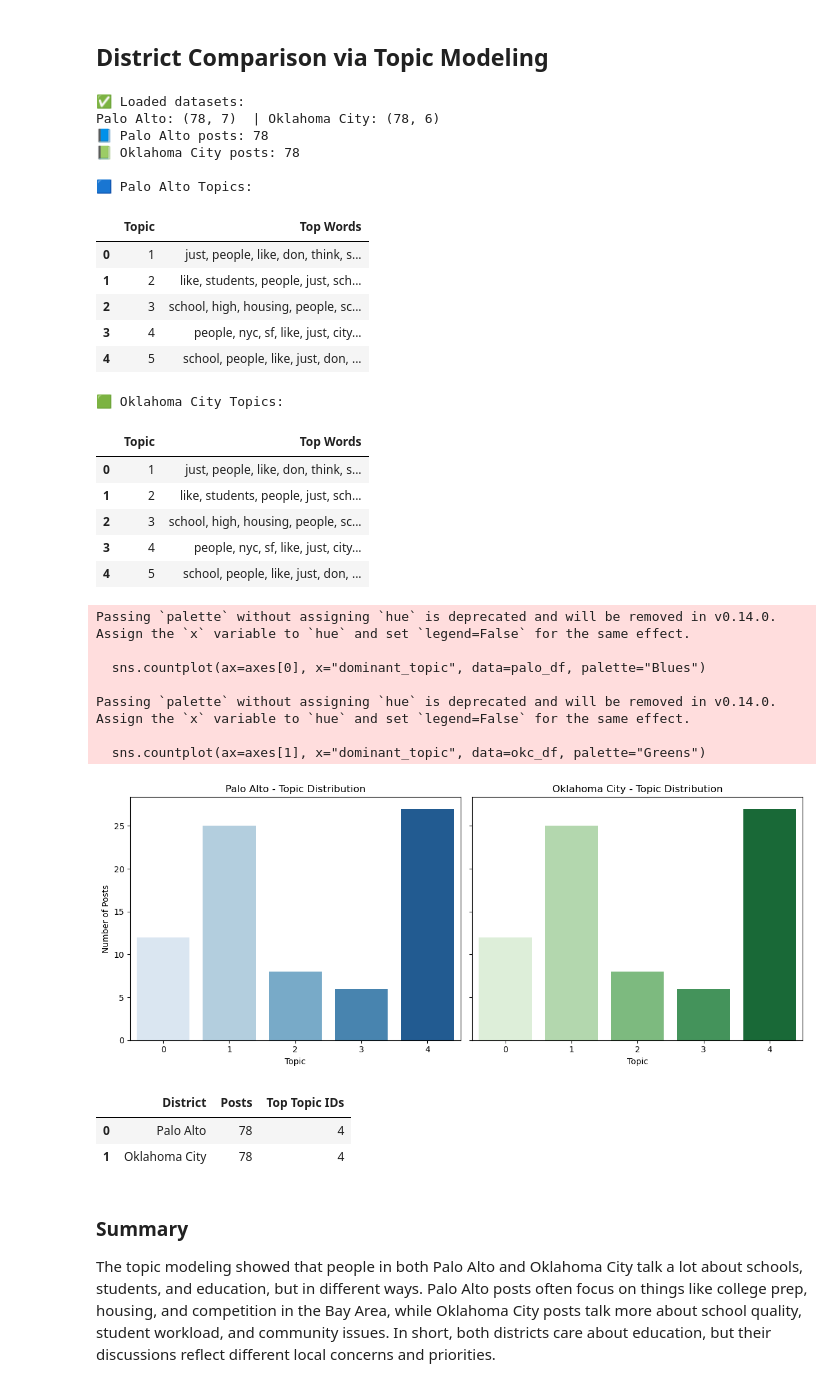
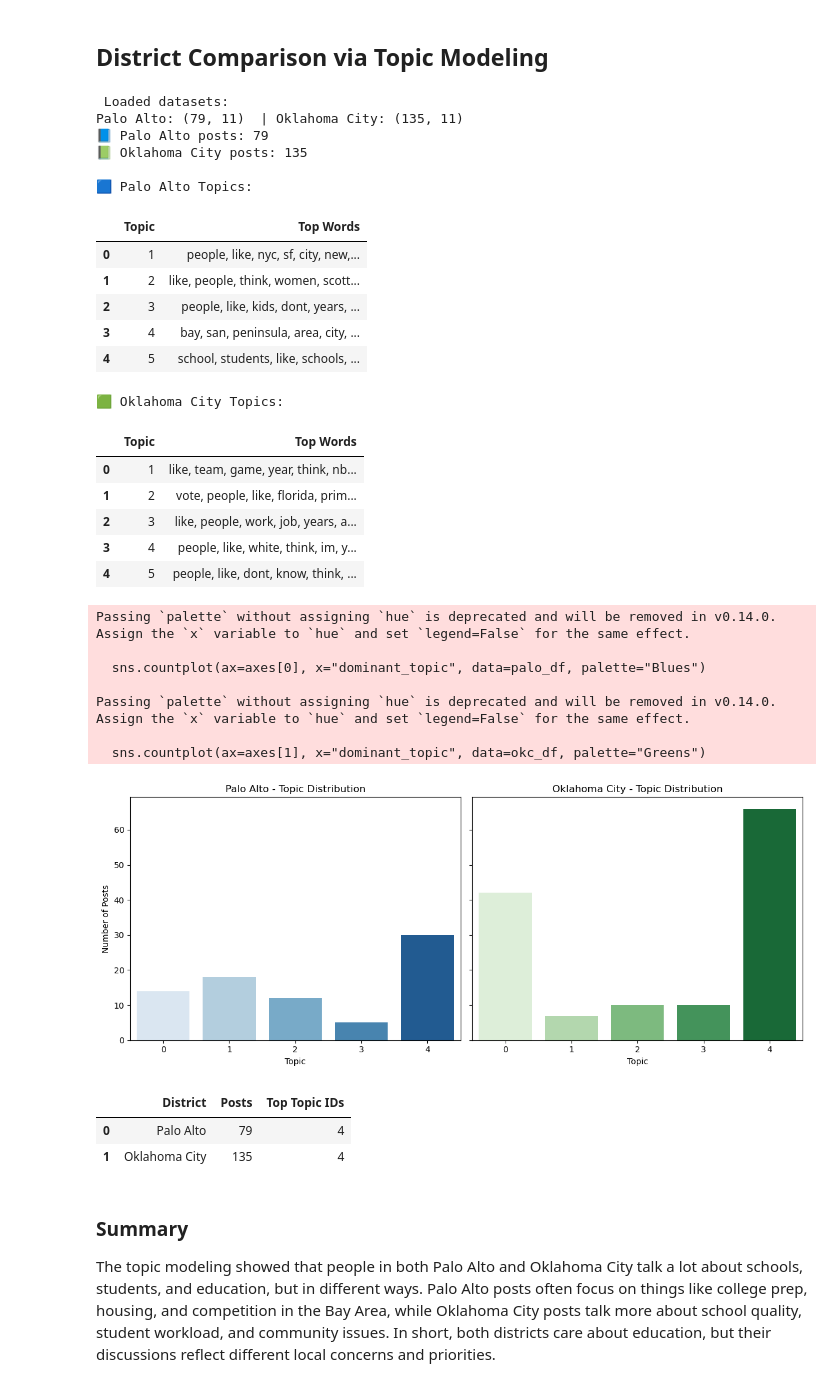
Before and after one commit to junclemente/ads509-final_project, a Jupyter notebook: notebooks/topic_modeling.ipynb, the cells around one changed output. Saved outputs shown, nothing was run; the diff lists cells and outputs as text; code cells hidden in the pictures.

Commit message:
refactor: Update data with cleaned datasets

```diff
--- a/notebooks/topic_modeling.ipynb
+++ b/notebooks/topic_modeling.ipynb
@@ -10,10 +12,11 @@ from sklearn.feature_extraction.text import CountVectorizer
 from sklearn.decomposition import LatentDirichletAllocation
 # %%
 # Display settings
-pd.set_option('display.max_colwidth', None)
+pd.set_option("display.max_colwidth", None)
 
 # Load the dataset
-dataset_path = Path("../datasets/20251004_065231_reddit_posts.pkl")
+# dataset_path = Path("../datasets/20251004_065231_reddit_posts.pkl")
+dataset_path = Path("../datasets/Palo_Alto_cleaned_20251008_005822_reddit.pkl")
 
 
 print("Loading dataset from:", dataset_path)
@@ -24,5 +27,5 @@ if not dataset_path.exists():
 df = pd.read_pickle(dataset_path)
 print("✅ Dataset loaded successfully.")
 print("Shape:", df.shape)
-print(df.head(2))
+# print(df.head(2))
 # %% [output]
@@ -142,7 +137,7 @@ Example 2: current paly student here! paly is pretty safe, yeah some kids do dru
 # %% [markdown]
 ## District Comparison via Topic Modeling
 # %%
-#District Comparison via Topic Modeling
+# District Comparison via Topic Modeling
 import pandas as pd
 from pathlib import Path
 import matplotlib.pyplot as plt
@@ -154,8 +149,8 @@ pd.set_option("display.max_colwidth", None)
 datasets_path = Path("../datasets")
 
 # Palo Alto and Oklahoma City Reddit data
-palo_path = datasets_path / "20251004_065231_reddit_posts.pkl"
-okc_path = datasets_path / "20251004_063950_reddit_posts.pkl"
+palo_path = datasets_path / "Palo_Alto_cleaned_20251008_005822_reddit.pkl"
+okc_path = datasets_path / "Oklahoma_City_cleaned_20251008_005822_reddit.pkl"
 
 palo_df = pd.read_pickle(palo_path)
 okc_df = pd.read_pickle(okc_path)
@@ -163,11 +158,16 @@ okc_df = pd.read_pickle(okc_path)
 print(" Loaded datasets:")
 print("Palo Alto:", palo_df.shape, " | Oklahoma City:", okc_df.shape)
 
+
 # Clean and prepare text data
 def prepare_text(df):
-    df["doc_text"] = df["comments_flat"].apply(lambda x: " ".join(x) if isinstance(x, list) else str(x))
+    # df["doc_text"] = df["comments_flat"].apply(lambda x: " ".join(x) if isinstance(x, list) else str(x))
+    df["doc_text"] = df["cleaned_comments"].apply(
+        lambda x: " ".join(x) if isinstance(x, list) else str(x)
+    )
     df = df[df["doc_text"].str.strip() != ""]
     return df
+
 
 palo_df = prepare_text(palo_df)
 okc_df = prepare_text(okc_df)
@@ -182,9 +182,7 @@ def run_lda(df, n_topics=5, label="District"):
     dtm = vectorizer.fit_transform(df["doc_text"])
 
     lda = LatentDirichletAllocation(
-        n_components=n_topics,
-        random_state=42,
-        learning_method="batch"
+        n_components=n_topics, random_state=42, learning_method="batch"
     )
     lda.fit(dtm)
 
@@ -221,59 +219,61 @@ fig, axes = plt.subplots(1, 2, figsize=(12, 5), sharey=True)
 sns.countplot(ax=axes[0], x="dominant_topic", data=palo_df, palette="Blues")
 axes[0].set_title("Palo Alto - Topic Distribution")
 axes[0].set_xlabel("Topic")
 axes[0].set_ylabel("Number of Posts")
 
 sns.countplot(ax=axes[1], x="dominant_topic", data=okc_df, palette="Greens")
 axes[1].set_title("Oklahoma City - Topic Distribution")
 axes[1].set_xlabel("Topic")
 axes[1].set_ylabel("")
 
 plt.tight_layout()
 plt.show()
 
 
 # Combined summary for reporting
-summary = pd.DataFrame({
-    "District": ["Palo Alto", "Oklahoma City"],
-    "Posts": [len(palo_df), len(okc_df)],
-    "Top Topic IDs": [
-        palo_df["dominant_topic"].value_counts().idxmax(),
-        okc_df["dominant_topic"].value_counts().idxmax()
-    ]
-})
+summary = pd.DataFrame(
+    {
+        "District": ["Palo Alto", "Oklahoma City"],
+        "Posts": [len(palo_df), len(okc_df)],
+        "Top Topic IDs": [
+            palo_df["dominant_topic"].value_counts().idxmax(),
+            okc_df["dominant_topic"].value_counts().idxmax(),
+        ],
+    }
+)
 
 display(summary)
 # %% [output]
-✅ Loaded datasets:
-Palo Alto: (78, 7)  | Oklahoma City: (78, 6)
-📘 Palo Alto posts: 78
-📗 Oklahoma City posts: 78
+ Loaded datasets:
+Palo Alto: (79, 11)  | Oklahoma City: (135, 11)
+📘 Palo Alto posts: 79
+📗 Oklahoma City posts: 135
 
 🟦 Palo Alto Topics:
 |  | Topic | Top Words |
-| 0 | 1 | just, people, like, don, think, s... |
-| 1 | 2 | like, students, people, just, sch... |
-| 2 | 3 | school, high, housing, people, sc... |
-| 3 | 4 | people, nyc, sf, like, just, city... |
-| 4 | 5 | school, people, like, just, don, ... |
+| 0 | 1 | people, like, nyc, sf, city, new,... |
+| 1 | 2 | like, people, think, women, scott... |
+| 2 | 3 | people, like, kids, dont, years, ... |
+| 3 | 4 | bay, san, peninsula, area, city, ... |
+| 4 | 5 | school, students, like, schools, ... |
 🟩 Oklahoma City Topics:
 |  | Topic | Top Words |
-| 0 | 1 | just, people, like, don, think, s... |
-| 1 | 2 | like, students, people, just, sch... |
-| 2 | 3 | school, high, housing, people, sc... |
-| 3 | 4 | people, nyc, sf, like, just, city... |
-| 4 | 5 | school, people, like, just, don, ... |
+| 0 | 1 | like, team, game, year, think, nb... |
+| 1 | 2 | vote, people, like, florida, prim... |
+| 2 | 3 | like, people, work, job, years, a... |
+| 3 | 4 | people, like, white, think, im, y... |
+| 4 | 5 | people, like, dont, know, think, ... |
 Passing `palette` without assigning `hue` is deprecated and will be removed in v0.14.0. Assign the `x` variable to `hue` and set `legend=False` for the same effect.
 
   sns.countplot(ax=axes[0], x="dominant_topic", data=palo_df, palette="Blues")
 
 Passing `palette` without assigning `hue` is deprecated and will be removed in v0.14.0. Assign the `x` variable to `hue` and set `legend=False` for the same effect.
 
   sns.countplot(ax=axes[1], x="dominant_topic", data=okc_df, palette="Greens")
-[figure, old version]
+[figure, new version]
 |  | District | Posts | Top Topic IDs |
-| 0 | Palo Alto | 78 | 4 |
-| 1 | Oklahoma City | 78 | 4 |
+| 0 | Palo Alto | 79 | 4 |
+| 1 | Oklahoma City | 135 | 4 |
 # %% [markdown]
 ### Summary
 The topic modeling showed that people in both Palo Alto and Oklahoma City talk a lot about schools, students, and education, but in different ways. Palo Alto posts often focus on things like college prep, housing, and competition in the Bay Area, while Oklahoma City posts talk more about school quality, student workload, and community issues. In short, both districts care about education, but their discussions reflect different local concerns and priorities.
```
Also changed, not shown: parts of 7 cells of this notebook.
